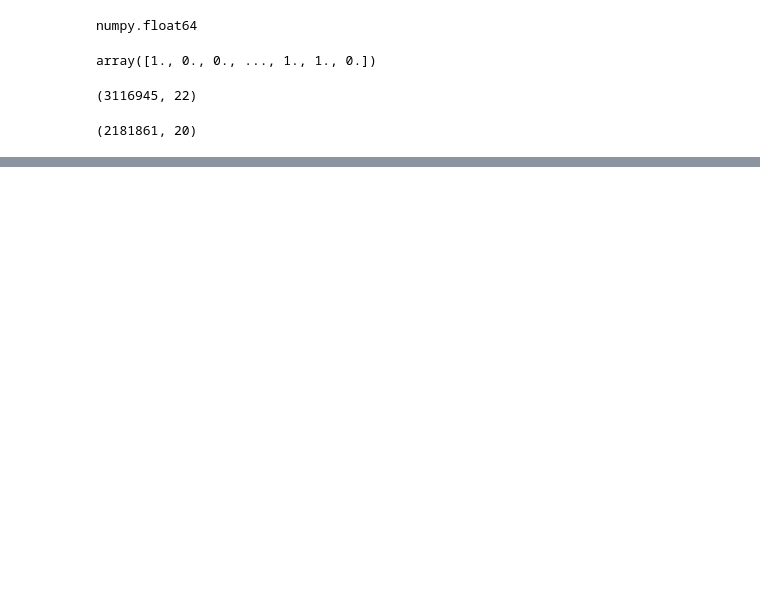
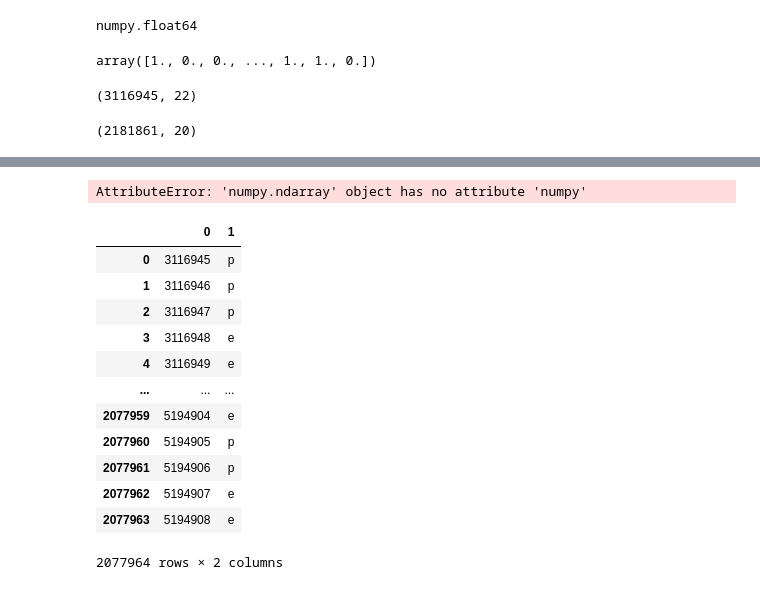
Before and after one commit to Tuhinm2002/kaggle_competitions, a Jupyter notebook: classification/binary_prediction_of_poisonous_mushrooms.ipynb, the cells around one changed output, grey strips where cells are left out. Cells and saved outputs as stored; diff of their text form; code cells hidden in the pictures; blank space fills up the shorter version.

```diff
--- a/classification/binary_prediction_of_poisonous_mushrooms.ipynb
+++ b/classification/binary_prediction_of_poisonous_mushrooms.ipynb
@@ -372,2 +358,31 @@ preds
+# %%
+preds = preds.numpy()
+# %% [output]
+AttributeError: 'numpy.ndarray' object has no attribute 'numpy'
+# %%
+preds = preds.astype('object')
+# %%
+with np.nditer(preds, flags=['refs_ok']) as it:
+    for j,n1 in enumerate(it):
+      if n1.item() == 0.0:
+        preds[j] = 'e'
+      elif n1.item() == 1.0:
+        preds[j] = 'p'
 # %%
-# final_output = pd.concat([pd.DataFrame(test_data['id']),pd.DataFrame(preds)],axis=1,ignore_index=True)
+final_output = pd.concat([pd.DataFrame(test_data['id']),pd.DataFrame(preds)],axis=1,ignore_index=True)
+# %%
+final_output
+# %% [output]
+|  | 0 | 1 |
+| 0 | 3116945 | p |
+| 1 | 3116946 | p |
+| 2 | 3116947 | p |
+| 3 | 3116948 | e |
+| 4 | 3116949 | e |
+| ... | ... | ... |
+| 2077959 | 5194904 | e |
+| 2077960 | 5194905 | p |
+| 2077961 | 5194906 | p |
+| 2077962 | 5194907 | e |
+| 2077963 | 5194908 | e |
+2077964 rows × 2 columns
```
Also changed, not shown: parts of 33 cells of this notebook.
